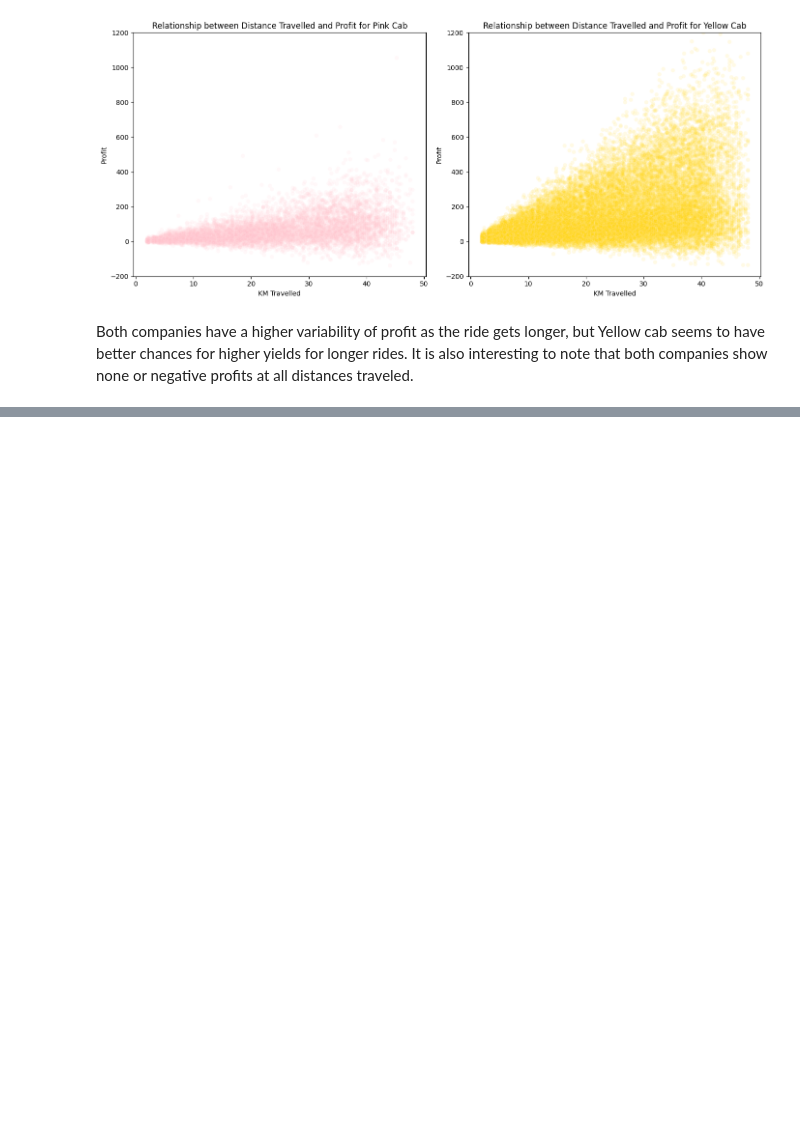
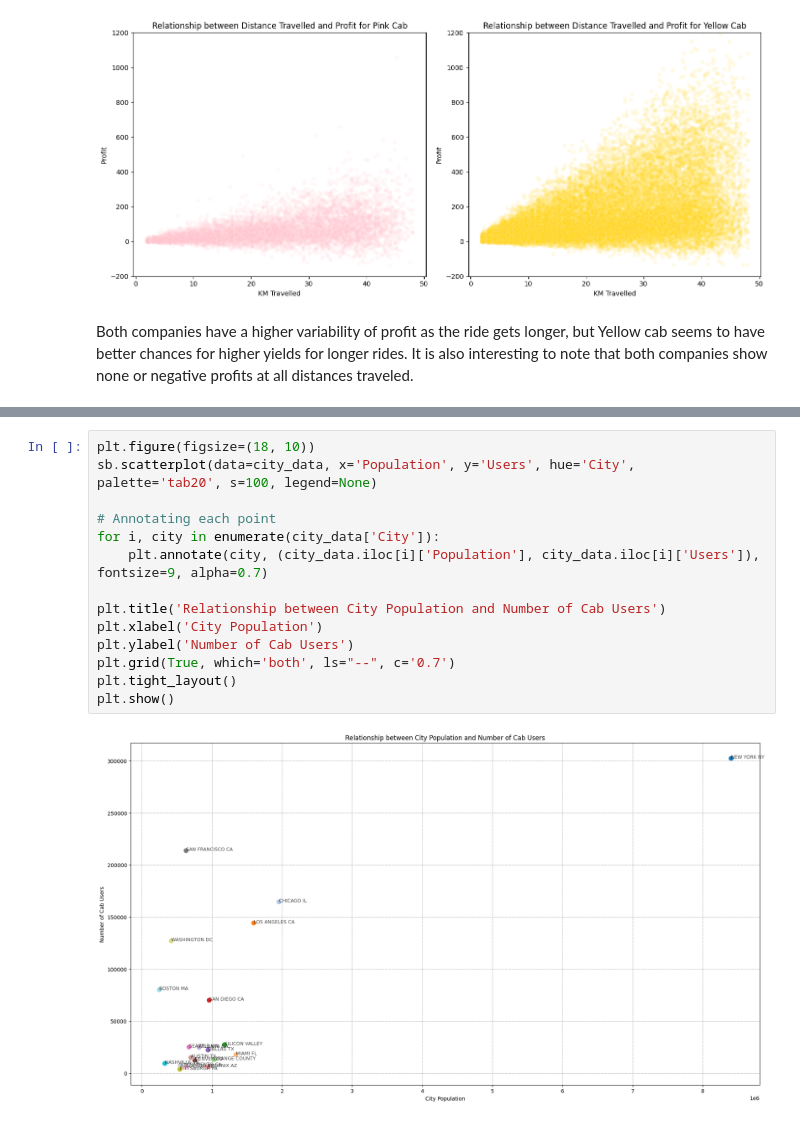
Before and after one commit to matthewiversen/data-glacier-internship, a Jupyter notebook: week-2/notebook.ipynb, the cells around one changed output, grey strips where cells are left out. Cells and saved outputs as stored; diff of their text form; blank space fills up the shorter version.

```diff
--- a/week-2/notebook.ipynb
+++ b/week-2/notebook.ipynb
@@ -516,0 +563,16 @@ Both companies have a higher variability of profit as the ride gets longer, but
+# %%
+plt.figure(figsize=(18, 10))
+sb.scatterplot(data=city_data, x='Population', y='Users', hue='City', palette='tab20', s=100, legend=None)
+
+# Annotating each point
+for i, city in enumerate(city_data['City']):
+    plt.annotate(city, (city_data.iloc[i]['Population'], city_data.iloc[i]['Users']), fontsize=9, alpha=0.7)
+
+plt.title('Relationship between City Population and Number of Cab Users')
+plt.xlabel('City Population')
+plt.ylabel('Number of Cab Users')
+plt.grid(True, which='both', ls="--", c='0.7')
+plt.tight_layout()
+plt.show()
+# %% [output]
+[figure, added]
```
Also changed, not shown: parts of 13 cells of this notebook, 31 other files.
